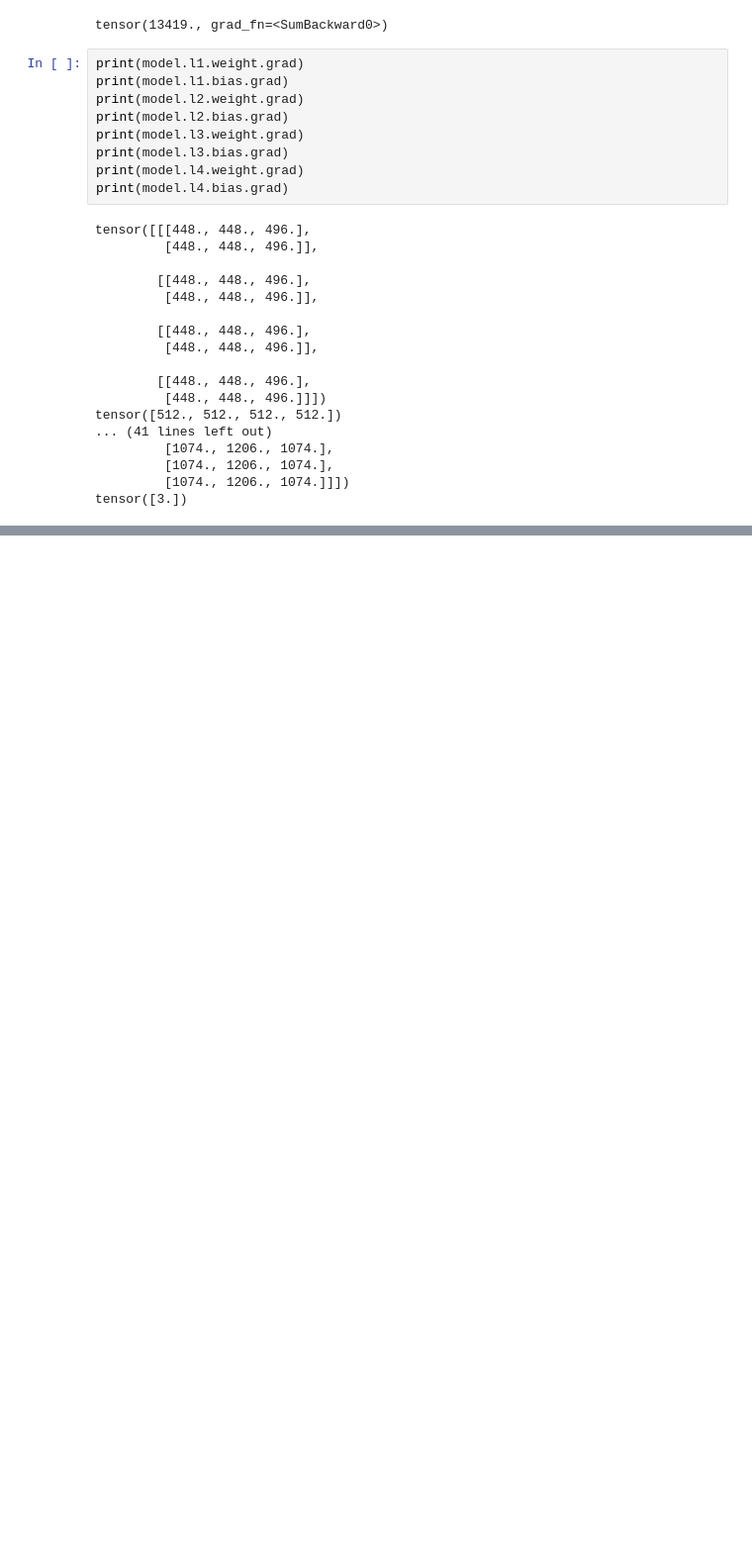
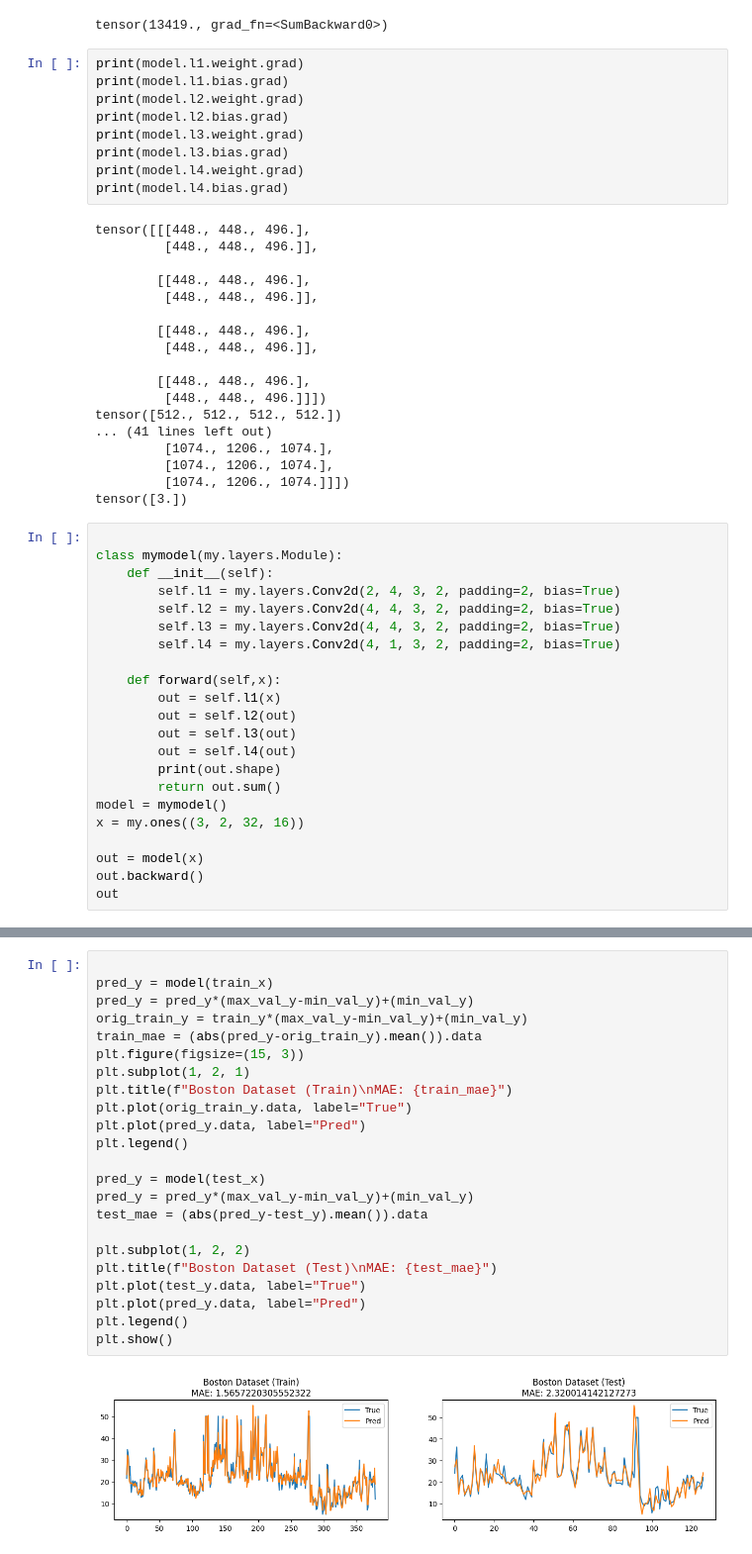
Before and after one commit to PreFKim/MyTorch, a Jupyter notebook: test.ipynb, the cells around one changed output, grey strips where cells are left out. Shown: that part at 99% size. Saved outputs shown, nothing was run; the diff lists cells and outputs as text; blank space fills up the shorter version.

Commit message:
Min, Max, Conv2d grad ops and Training Test

```diff
--- a/test.ipynb
+++ b/test.ipynb
@@ -547,3 +547,25 @@ tensor([512., 512., 512., 512.])
          [1074., 1206., 1074.],
          [1074., 1206., 1074.]]])
 tensor([3.])
+# %%
+
+class mymodel(my.layers.Module):
+    def __init__(self):
+        self.l1 = my.layers.Conv2d(2, 4, 3, 2, padding=2, bias=True)
+        self.l2 = my.layers.Conv2d(4, 4, 3, 2, padding=2, bias=True)
+        self.l3 = my.layers.Conv2d(4, 4, 3, 2, padding=2, bias=True)
+        self.l4 = my.layers.Conv2d(4, 1, 3, 2, padding=2, bias=True)
+
+    def forward(self,x):
+        out = self.l1(x)
+        out = self.l2(out)
+        out = self.l3(out)
+        out = self.l4(out)
+        print(out.shape)
+        return out.sum()
+model = mymodel()
+x = my.ones((3, 2, 32, 16))
+
+out = model(x)
+out.backward()
+out
@@ -549,0 +805,25 @@ tensor([3.])
+# %%
+
+pred_y = model(train_x)
+pred_y = pred_y*(max_val_y-min_val_y)+(min_val_y)
+orig_train_y = train_y*(max_val_y-min_val_y)+(min_val_y)
+train_mae = (abs(pred_y-orig_train_y).mean()).data
+plt.figure(figsize=(15, 3))
+plt.subplot(1, 2, 1)
+plt.title(f"Boston Dataset (Train)\nMAE: {train_mae}")
+plt.plot(orig_train_y.data, label="True")
+plt.plot(pred_y.data, label="Pred")
+plt.legend()
+
+pred_y = model(test_x)
+pred_y = pred_y*(max_val_y-min_val_y)+(min_val_y)
+test_mae = (abs(pred_y-test_y).mean()).data
+
+plt.subplot(1, 2, 2)
+plt.title(f"Boston Dataset (Test)\nMAE: {test_mae}")
+plt.plot(test_y.data, label="True")
+plt.plot(pred_y.data, label="Pred")
+plt.legend()
+plt.show()
+# %% [output]
+[figure, added]
```
Also changed, not shown: parts of 22 cells of this notebook.
